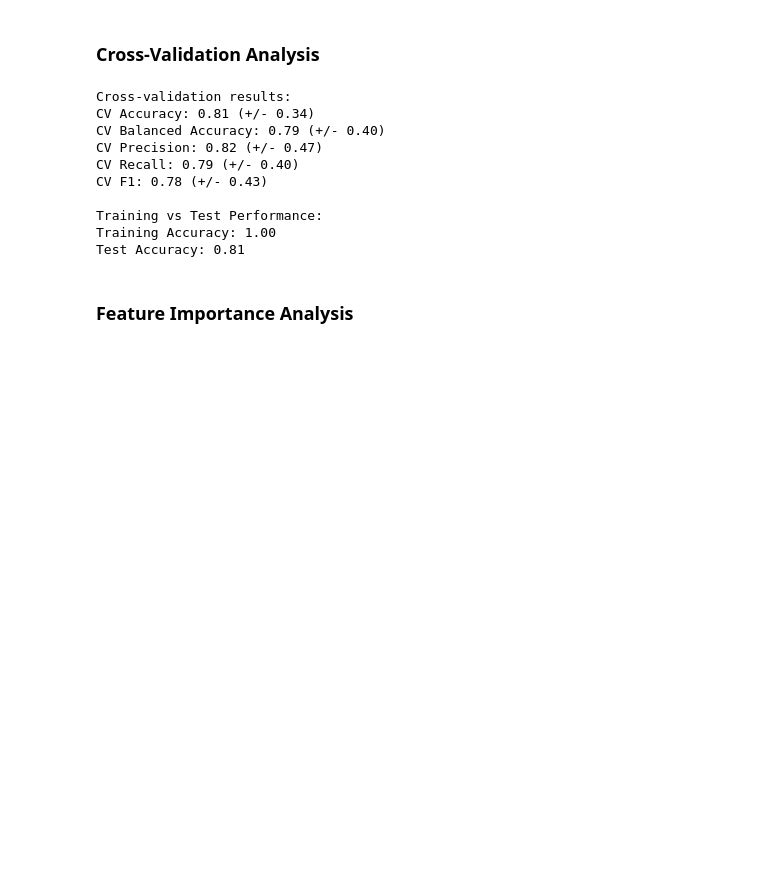
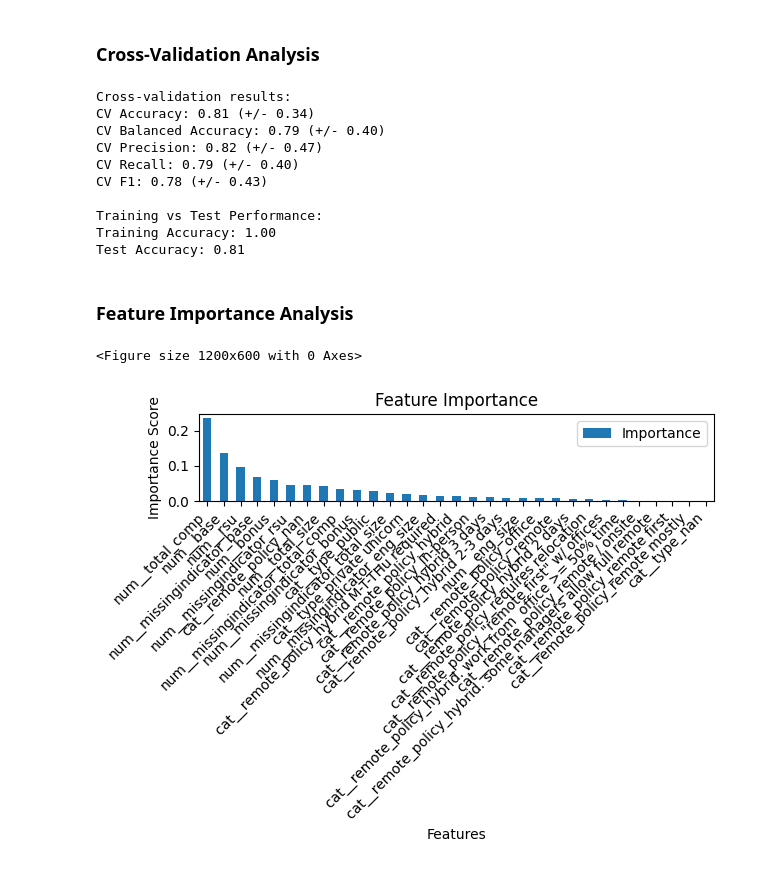
Before and after one commit to slinkp/job_search_agent, a Jupyter notebook: company_classifier/classifier_notebook.ipynb, the cells around one changed output. Saved outputs shown, nothing was run; the diff lists cells and outputs as text; code cells hidden in the pictures; blank space fills up the shorter version.

Commit message:
Notebook: Feature importance analysis

```diff
--- a/company_classifier/classifier_notebook.ipynb
+++ b/company_classifier/classifier_notebook.ipynb
@@ -160,3 +160,25 @@ Training Accuracy: 1.00
 Test Accuracy: 0.81
 # %% [markdown]
 ### Feature Importance Analysis
+# %%
+# Analyze feature importance
+classifier.fit(X, y)  # Refit on full dataset
+importance = classifier.feature_importance()
+sorted_features = sorted(importance.items(), key=lambda x: x[1], reverse=True)
+
+# Create a DataFrame for better visualization
+importance_df = pd.DataFrame(sorted_features, columns=['Feature', 'Importance'])
+importance_df.set_index('Feature', inplace=True)
+
+# Plot feature importance
+plt.figure(figsize=(12, 6))
+ax = importance_df.plot(kind='bar')
+plt.title('Feature Importance')
+plt.xlabel('Features')
+plt.ylabel('Importance Score')
+plt.xticks(rotation=45, ha='right')
+plt.tight_layout()
+plt.show()
+# %% [output]
+<Figure size 1200x600 with 0 Axes>
+[figure, added]
```
